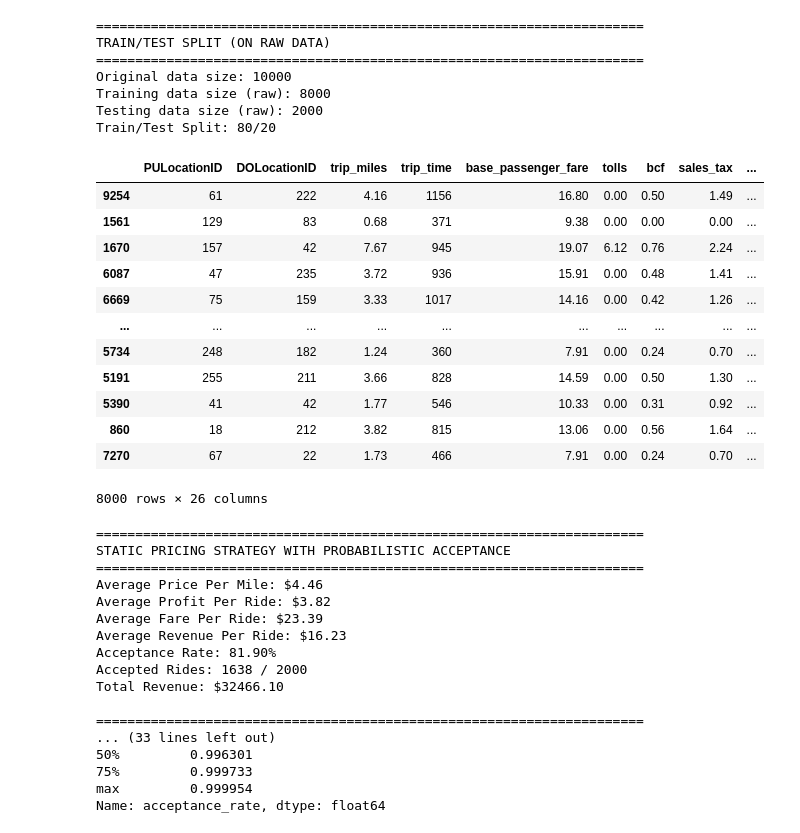
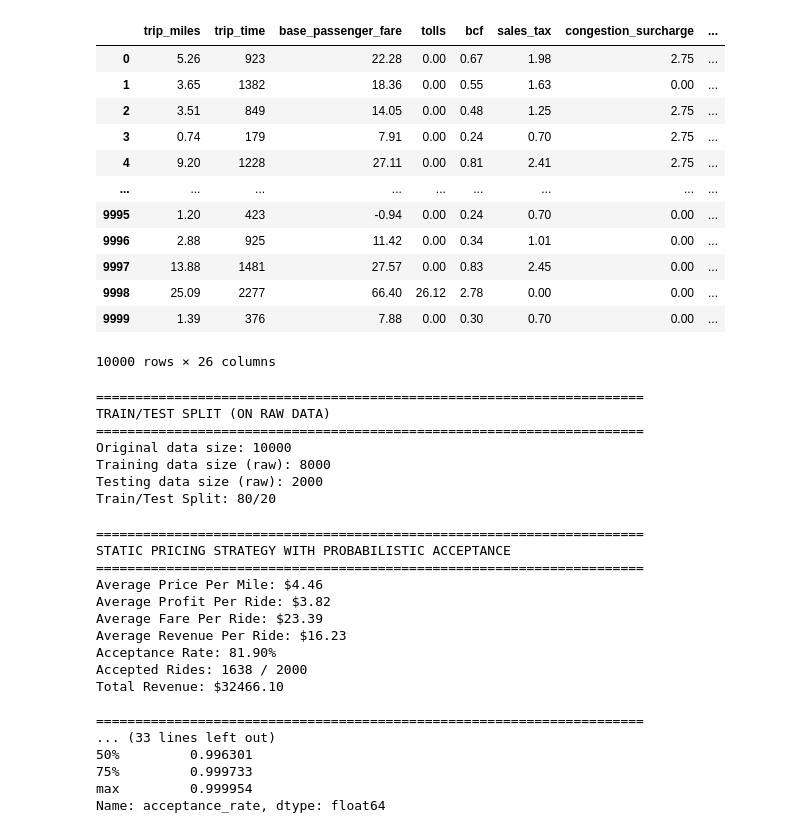
Before and after one commit to diclebulut/dynamic-pricing-uber-data, a Jupyter notebook: src/new_data.ipynb, the cells around one changed output. Cells and saved outputs as stored; diff of their text form; code cells hidden in the pictures.

```diff
--- a/src/new_data.ipynb
+++ b/src/new_data.ipynb
@@ -7,5 +8,21 @@ from modules.preprocessing import prepare_columns
 # %%
 uber_trips = prepare_columns()
+# %%
+uber_trips
+# %% [output]
+|  | trip_miles | trip_time | base_passenger_fare | tolls | bcf | sales_tax | congestion_surcharge | ... |
+| 0 | 5.26 | 923 | 22.28 | 0.00 | 0.67 | 1.98 | 2.75 | ... |
+| 1 | 3.65 | 1382 | 18.36 | 0.00 | 0.55 | 1.63 | 0.00 | ... |
+| 2 | 3.51 | 849 | 14.05 | 0.00 | 0.48 | 1.25 | 2.75 | ... |
+| 3 | 0.74 | 179 | 7.91 | 0.00 | 0.24 | 0.70 | 2.75 | ... |
+| 4 | 9.20 | 1228 | 27.11 | 0.00 | 0.81 | 2.41 | 2.75 | ... |
+| ... | ... | ... | ... | ... | ... | ... | ... | ... |
+| 9995 | 1.20 | 423 | -0.94 | 0.00 | 0.24 | 0.70 | 0.00 | ... |
+| 9996 | 2.88 | 925 | 11.42 | 0.00 | 0.34 | 1.01 | 0.00 | ... |
+| 9997 | 13.88 | 1481 | 27.57 | 0.00 | 0.83 | 2.45 | 0.00 | ... |
+| 9998 | 25.09 | 2277 | 66.40 | 26.12 | 2.78 | 0.00 | 0.00 | ... |
+| 9999 | 1.39 | 376 | 7.88 | 0.00 | 0.30 | 0.70 | 0.00 | ... |
+10000 rows × 26 columns
 # %%
 from sklearn.preprocessing import OneHotEncoder, StandardScaler
 from sklearn.model_selection import train_test_split
@@ -47,22 +64,6 @@ Original data size: 10000
 Training data size (raw): 8000
 Testing data size (raw): 2000
 Train/Test Split: 80/20
-# %%
-train_data_raw
-# %% [output]
-|  | PULocationID | DOLocationID | trip_miles | trip_time | base_passenger_fare | tolls | bcf | sales_tax | ... |
-| 9254 | 61 | 222 | 4.16 | 1156 | 16.80 | 0.00 | 0.50 | 1.49 | ... |
-| 1561 | 129 | 83 | 0.68 | 371 | 9.38 | 0.00 | 0.00 | 0.00 | ... |
-| 1670 | 157 | 42 | 7.67 | 945 | 19.07 | 6.12 | 0.76 | 2.24 | ... |
-| 6087 | 47 | 235 | 3.72 | 936 | 15.91 | 0.00 | 0.48 | 1.41 | ... |
-| 6669 | 75 | 159 | 3.33 | 1017 | 14.16 | 0.00 | 0.42 | 1.26 | ... |
-| ... | ... | ... | ... | ... | ... | ... | ... | ... | ... |
-| 5734 | 248 | 182 | 1.24 | 360 | 7.91 | 0.00 | 0.24 | 0.70 | ... |
-| 5191 | 255 | 211 | 3.66 | 828 | 14.59 | 0.00 | 0.50 | 1.30 | ... |
-| 5390 | 41 | 42 | 1.77 | 546 | 10.33 | 0.00 | 0.31 | 0.92 | ... |
-| 860 | 18 | 212 | 3.82 | 815 | 13.06 | 0.00 | 0.56 | 1.64 | ... |
-| 7270 | 67 | 22 | 1.73 | 466 | 7.91 | 0.00 | 0.24 | 0.70 | ... |
-8000 rows × 26 columns
 # %%
 # ============================================================================
 # STATIC PRICING WITH PROBABILISTIC ACCEPTANCE
```
Also changed, not shown: parts of 4 cells of this notebook, 1 other file.
